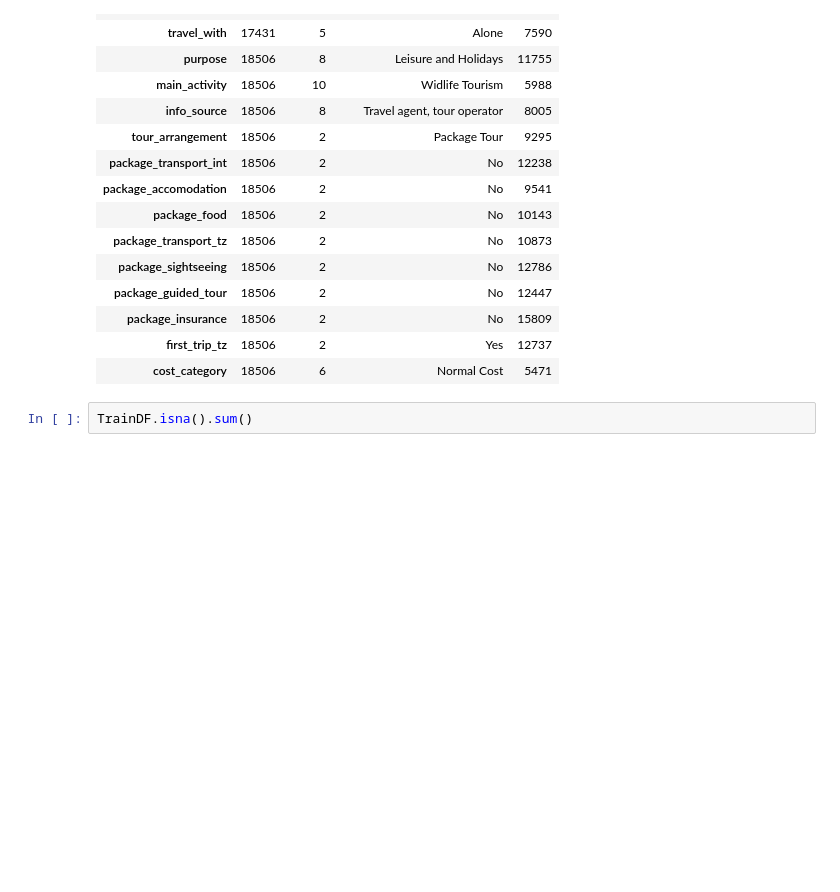
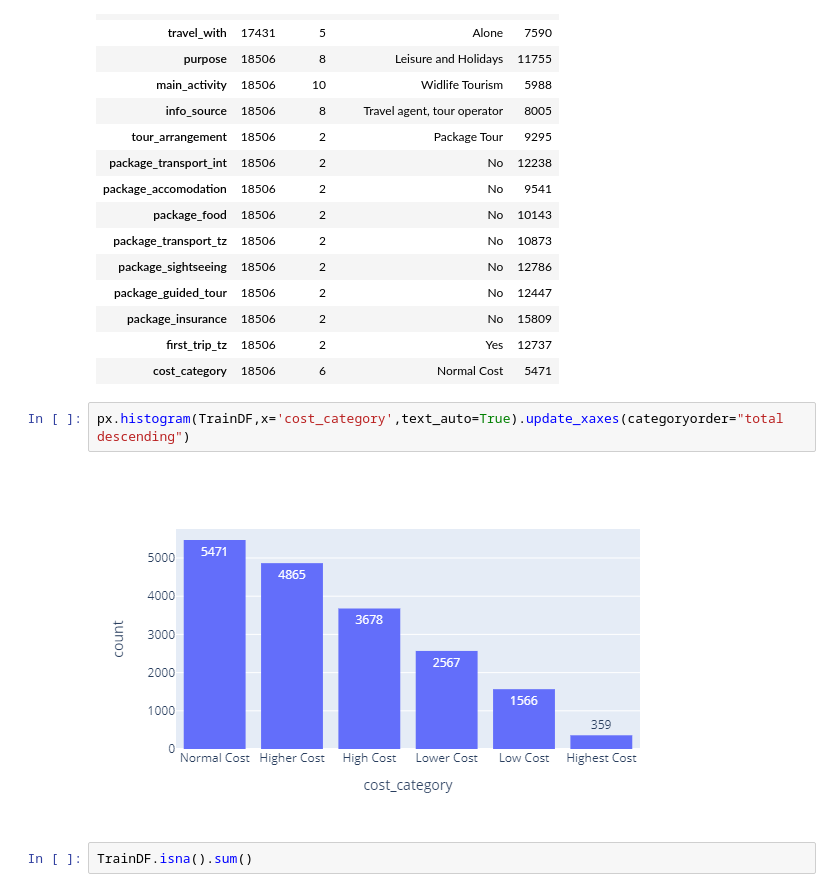
Before and after one commit to mattyjr007/Data-Science-Portfolio, a Jupyter notebook: Anglophone Research Lab Tanzania Tourism Classification Challenge/tourism classification.ipynb, the cells around one changed output. Cells and saved outputs as stored; diff of their text form; blank space fills up the shorter version.

```diff
--- a/Anglophone Research Lab Tanzania Tourism Classification Challenge/tourism classification.ipynb
+++ b/Anglophone Research Lab Tanzania Tourism Classification Challenge/tourism classification.ipynb
@@ -115,6 +115,10 @@ TrainDF.select_dtypes(['object']).describe().T
 | package_insurance | 18506 | 2 | No | 15809 |
 | first_trip_tz | 18506 | 2 | Yes | 12737 |
 | cost_category | 18506 | 6 | Normal Cost | 5471 |
+# %%
+px.histogram(TrainDF,x='cost_category',text_auto=True).update_xaxes(categoryorder="total descending")
+# %% [output]
+[figure, added]
 # %%
 TrainDF.isna().sum()
 # %% [output]
```
Also changed, not shown: parts of 53 cells of this notebook.
